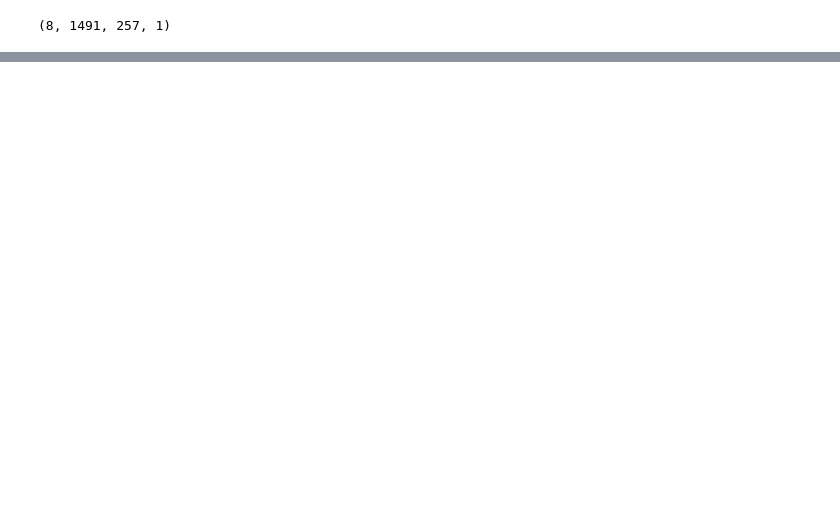
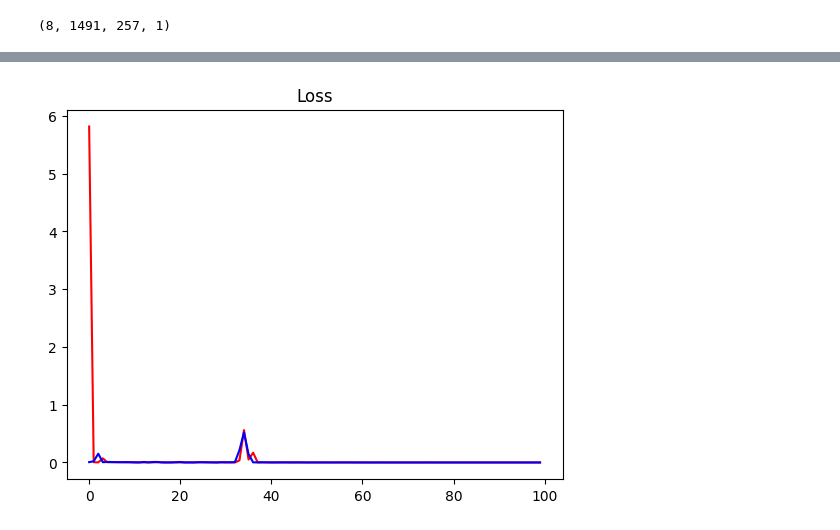
Before and after one commit to tyoamazinglib/baby-monitoring-and-control-system, a Jupyter notebook: crying_detector.ipynb, the cells around one changed output, grey strips where cells are left out. Saved outputs shown, nothing was run; the diff lists cells and outputs as text; code cells hidden in the pictures; blank space fills up the shorter version.

```diff
--- a/crying_detector.ipynb
+++ b/crying_detector.ipynb
@@ -89,3 +107,3 @@ WARNING:tensorflow:Using a while_loop for converting IO>AudioResample cause ther
 # %%
-train = data.take(36)
-test = data.skip(36).take(15)
+train = data.take(40)
+test = data.skip(40).take(18)
@@ -148,0 +175,7 @@ Epoch 100/100
+# %%
+plt.title('Loss')
+plt.plot(hist.history['loss'], 'r')
+plt.plot(hist.history['val_loss'], 'b')
+plt.show()
+# %% [output]
+[figure, added]
```
Also changed, not shown: parts of 35 cells of this notebook.
